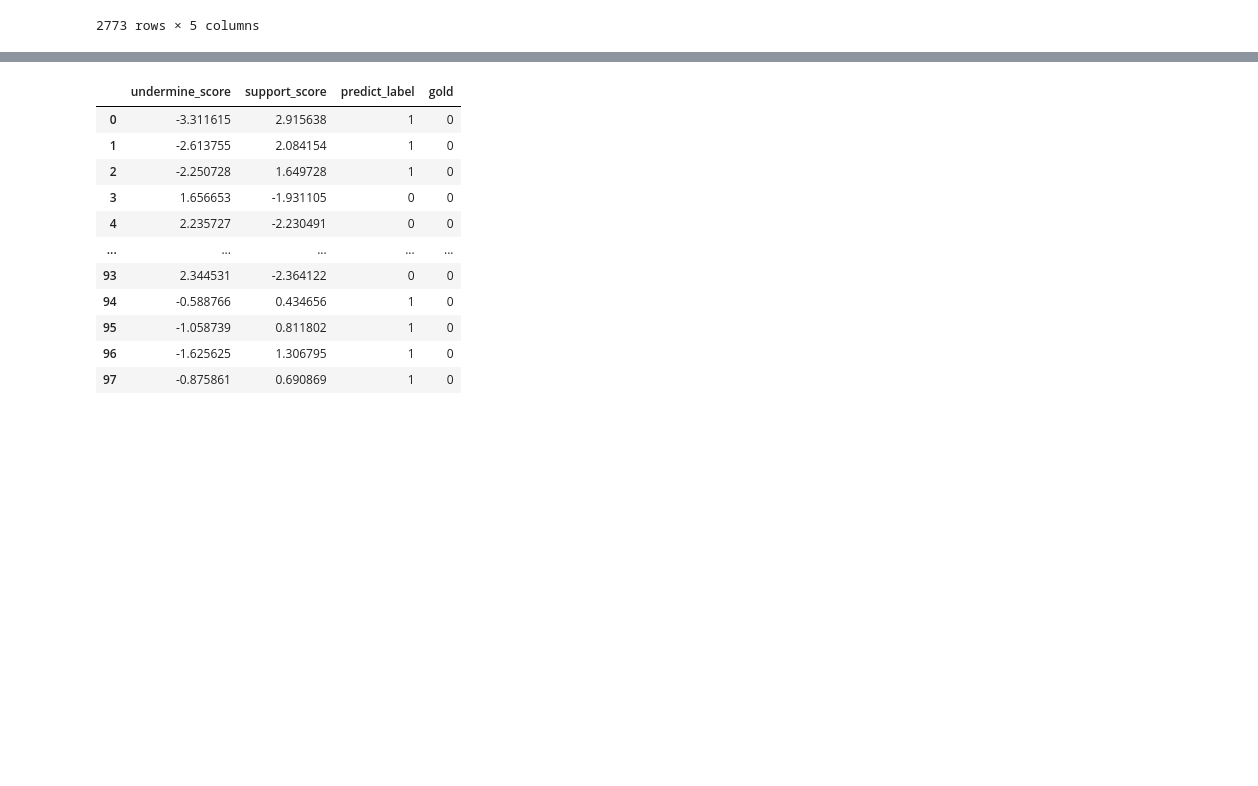
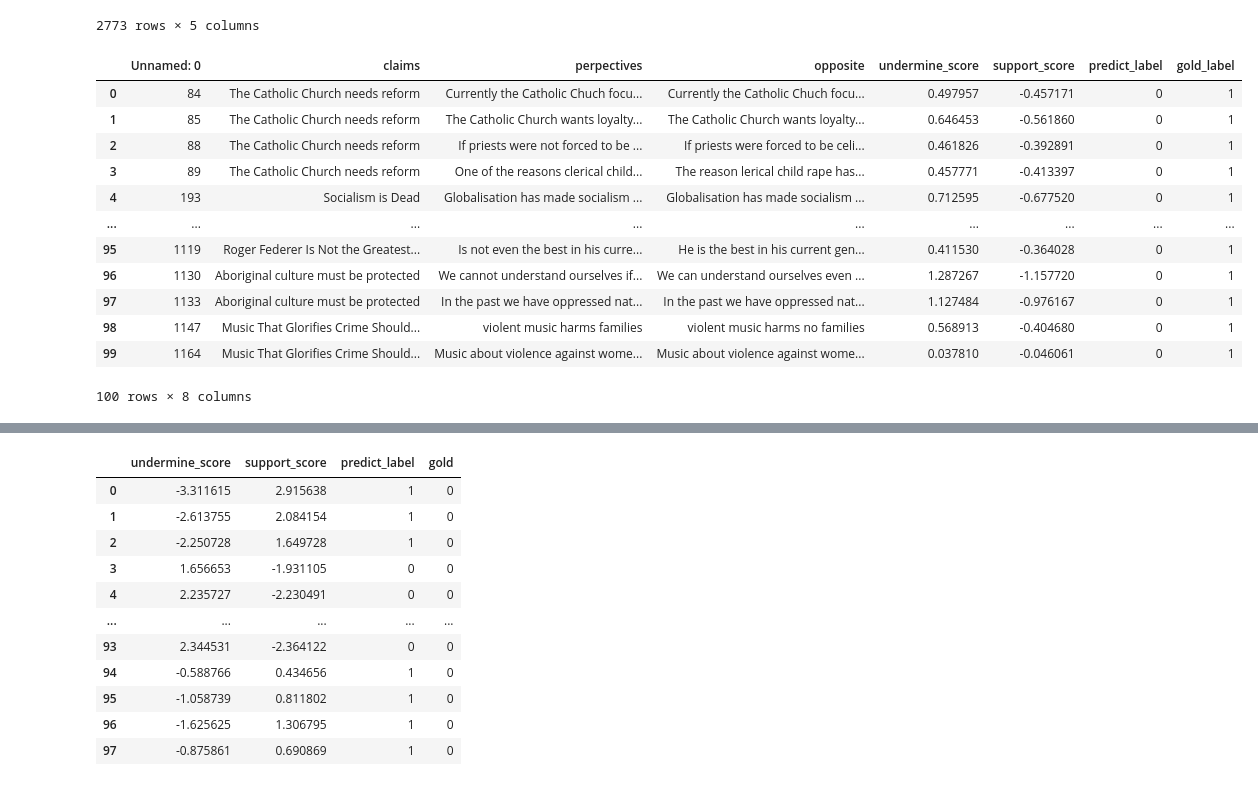
Before and after one commit to chas1ngwind/stance_code_local, a Jupyter notebook: generate_and_analysis_opposite_small.ipynb, the cells around one changed output, grey strips where cells are left out. Cells and saved outputs as stored; diff of their text form; code cells hidden in the pictures; blank space fills up the shorter version.

```diff
--- a/generate_and_analysis_opposite_small.ipynb
+++ b/generate_and_analysis_opposite_small.ipynb
@@ -19,4 +19,20 @@ df_format
 | 2771 | 1 | 0 | 0 | Illegal downloaders should be cut... | The internet is a utility not a h... |
 | 2772 | 1 | 0 | 0 | Illegal downloaders should be cut... | Just as electricity is not a huma... |
 2773 rows × 5 columns
+# %%
+df_small
+# %% [output]
+|  | Unnamed: 0 | claims | perpectives | opposite | undermine_score | support_score | predict_label | gold_label |
+| 0 | 84 | The Catholic Church needs reform | Currently the Catholic Chuch focu... | Currently the Catholic Chuch focu... | 0.497957 | -0.457171 | 0 | 1 |
+| 1 | 85 | The Catholic Church needs reform | The Catholic Church wants loyalty... | The Catholic Church wants loyalty... | 0.646453 | -0.561860 | 0 | 1 |
+| 2 | 88 | The Catholic Church needs reform | If priests were not forced to be ... | If priests were forced to be celi... | 0.461826 | -0.392891 | 0 | 1 |
+| 3 | 89 | The Catholic Church needs reform | One of the reasons clerical child... | The reason lerical child rape has... | 0.457771 | -0.413397 | 0 | 1 |
+| 4 | 193 | Socialism is Dead | Globalisation has made socialism ... | Globalisation has made socialism ... | 0.712595 | -0.677520 | 0 | 1 |
+| ... | ... | ... | ... | ... | ... | ... | ... | ... |
+| 95 | 1119 | Roger Federer Is Not the Greatest... | Is not even the best in his curre... | He is the best in his current gen... | 0.411530 | -0.364028 | 0 | 1 |
+| 96 | 1130 | Aboriginal culture must be protected | We cannot understand ourselves if... | We can understand ourselves even ... | 1.287267 | -1.157720 | 0 | 1 |
+| 97 | 1133 | Aboriginal culture must be protected | In the past we have oppressed nat... | In the past we have oppressed nat... | 1.127484 | -0.976167 | 0 | 1 |
+| 98 | 1147 | Music That Glorifies Crime Should... | violent music harms families | violent music harms no families | 0.568913 | -0.404680 | 0 | 1 |
+| 99 | 1164 | Music That Glorifies Crime Should... | Music about violence against wome... | Music about violence against wome... | 0.037810 | -0.046061 | 0 | 1 |
+100 rows × 8 columns
 # %%
```
Also changed, not shown: parts of 7 cells of this notebook, 24 other files.
